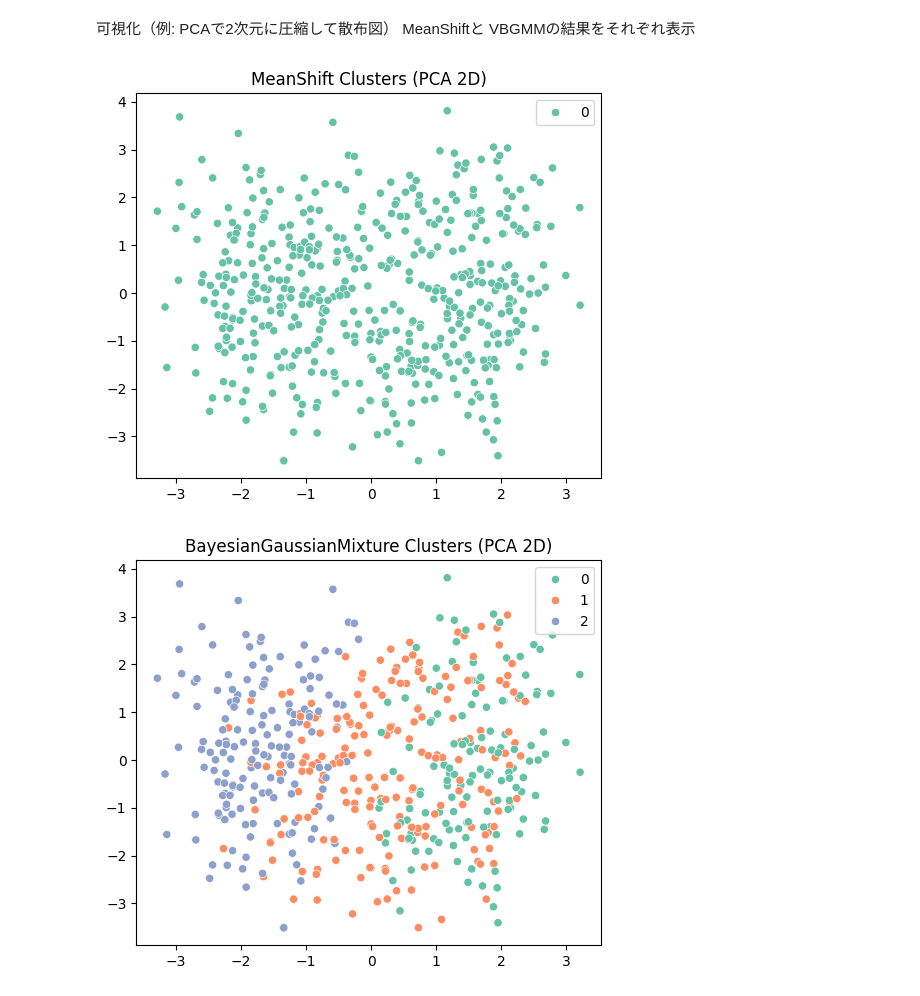
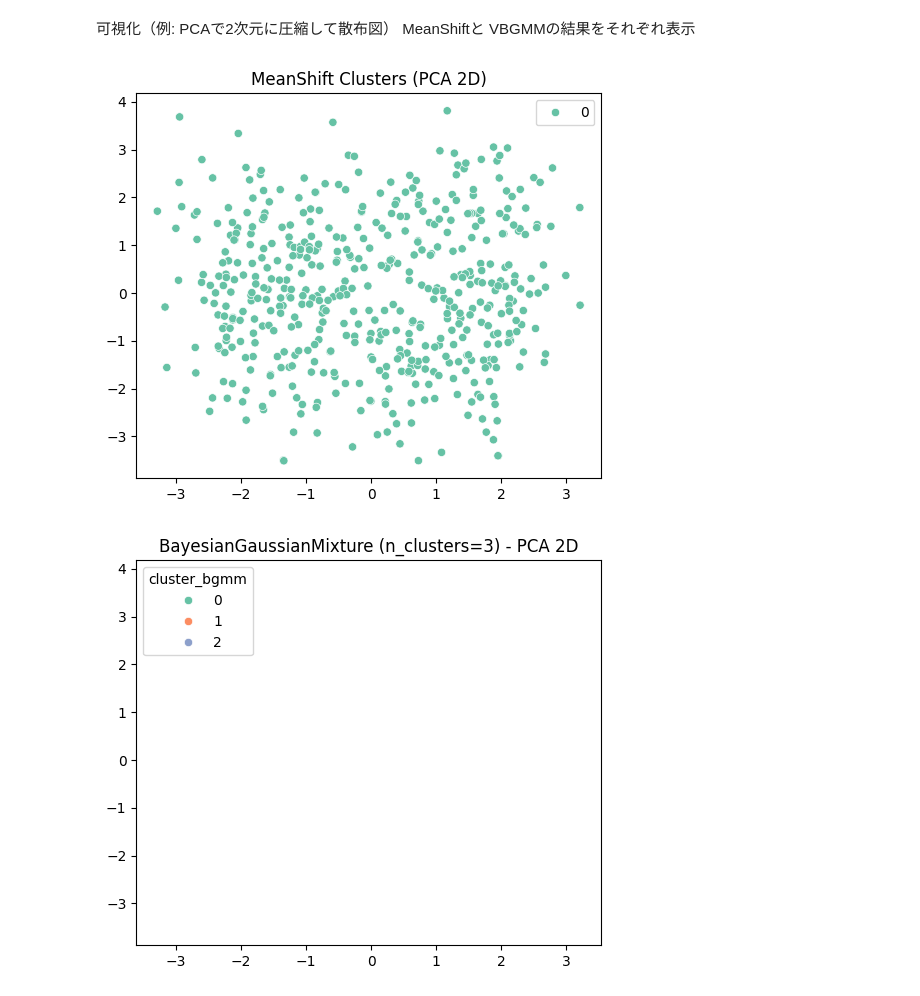
Before and after one commit to emon0415/team_wwww, a Jupyter notebook: wwww.ipynb, the cells around one changed output. Drawn from its saved outputs; the diff is of its cells as text; code cells hidden in the pictures.

```diff
--- a/wwww.ipynb
+++ b/wwww.ipynb
@@ -248,32 +249,42 @@ MeanShiftの推定クラスタ数: 1
 BayesianGaussianMixture (VBGMM)（教師なし学習）
 # %%
 # n_componentsは最大クラスタ数の上限。これを変えるとクラスタ数が変化する
-bgmm = BayesianGaussianMixture(n_components=3, random_state=42)
+# クラスタ数を可変にするための変数を用意
+n_clusters = 3
+bgmm = BayesianGaussianMixture(n_components=n_clusters, random_state=42)
 bgmm.fit(df_for_cluster.drop(columns=["cluster_ms"], errors="ignore"))    # すでにcluster_msを付与している場合は除外
 labels_bgmm = bgmm.predict(df_for_cluster.drop(columns=["cluster_ms"], errors="ignore"))
 
 df_for_cluster["cluster_bgmm"] = labels_bgmm
+
+#  n_clustersに合わせて自動でカラーパレットを生成
+palette = sns.color_palette("Set2", n_clusters)
 # %% [markdown]
 可視化（例: PCAで2次元に圧縮して散布図）
 MeanShiftと VBGMMの結果をそれぞれ表示
 # %%
 pca = PCA(n_components=2)
 pca_result = pca.fit_transform(df_for_cluster.drop(columns=["cluster_ms","cluster_bgmm"], errors="ignore"))
 
 # MeanShiftの結果を色分け表示
 plt.figure(figsize=(6,5))
 sns.scatterplot(x=pca_result[:,0], y=pca_result[:,1], hue=labels_ms, palette="Set2")
 plt.title("MeanShift Clusters (PCA 2D)")
 plt.legend()
 plt.show()
 
 # VBGMMの結果を色分け表示
 plt.figure(figsize=(6,5))
-sns.scatterplot(x=pca_result[:,0], y=pca_result[:,1], hue=labels_bgmm, palette="Set2")
-plt.title("BayesianGaussianMixture Clusters (PCA 2D)")
-plt.legend()
+sns.scatterplot(
+    x=pca_result[:,0],
+    y=pca_result[:,1],
+    hue=df_for_cluster["cluster_bgmm"],
+    palette=palette,
+    hue_order=[str(i) for i in range(n_clusters)]  # 0,1,2,... の順序を固定
+)
+plt.title(f"BayesianGaussianMixture (n_clusters={n_clusters}) - PCA 2D")
 plt.show()
 # %% [output]
 [figure]
-[figure, old version]
+[figure, new version]
 # %% [markdown]
```
Also changed, not shown: parts of 4 cells of this notebook.
